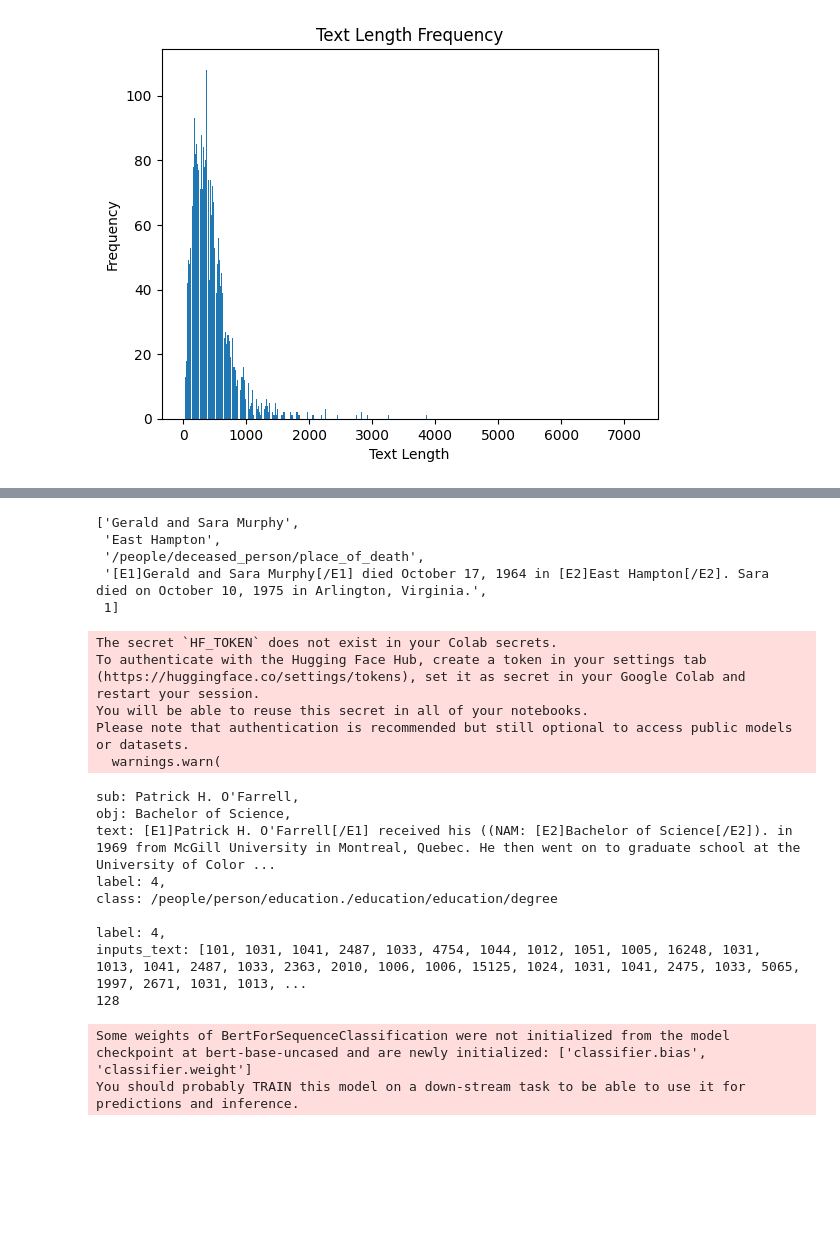
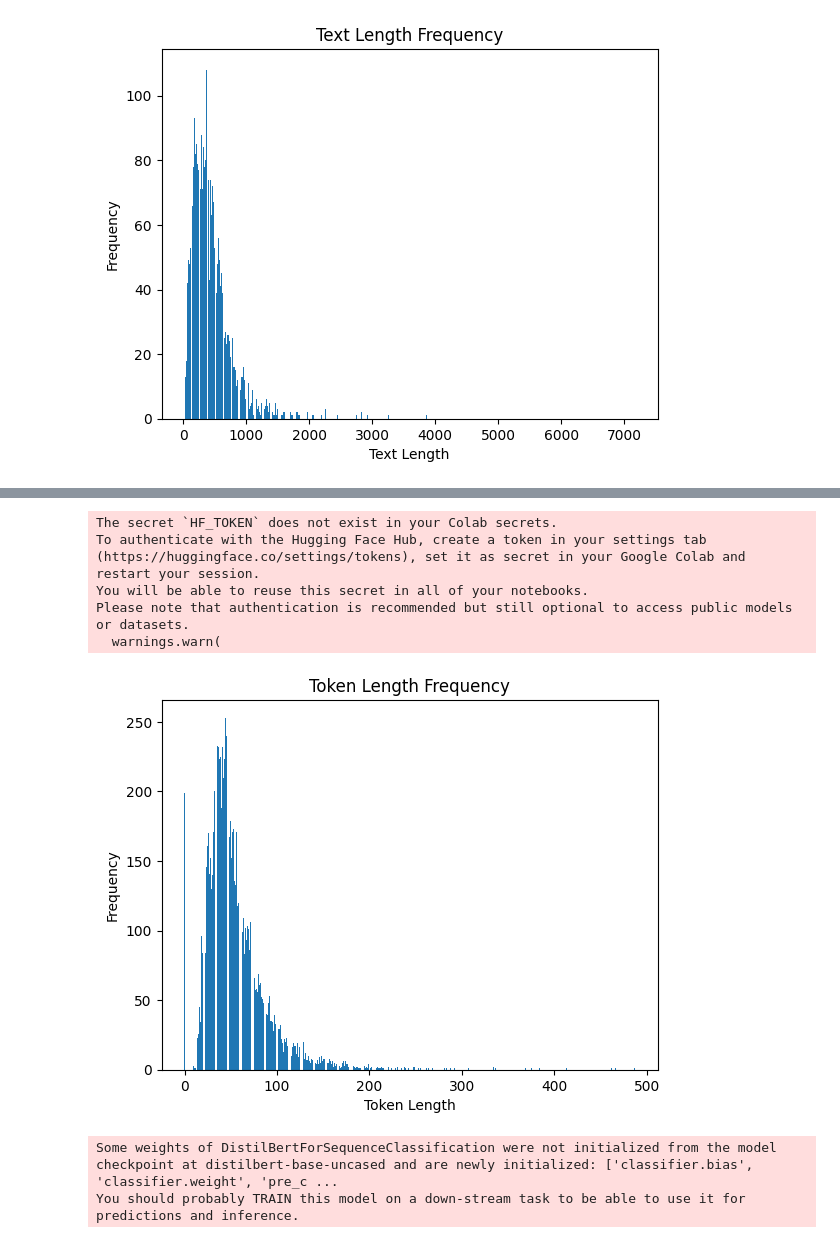
Before and after one commit to delnavaz78/Information-Retrieval, a Jupyter notebook: information_retrival_project.ipynb, the cells around one changed output, grey strips where cells are left out. Cells and saved outputs as stored; diff of their text form; code cells hidden in the pictures; blank space fills up the shorter version.

```diff
--- a/information_retrival_project.ipynb
+++ b/information_retrival_project.ipynb
@@ -339,0 +208,11 @@ plt.show()
+# %%
+def extract_year(date):
+    # Match year in YYYY-MM-DD format
+    year_pattern = r'(\b\d{4}\b)-\d{2}-\d{2}'
+    match = re.search(year_pattern, date)
+    if match:
+        # Extract year and convert to YY format
+        full_year = match.group(1)
+        return full_year[-4:]
+    else:
+        return date
@@ -364,14 +302,6 @@ encoded_labels = [label_mapping[label] for label in classes]
 # Update the labels in X_balanced
 for i, entry in enumerate(text_list):
     entry.append(encoded_labels[i])
-# %%
-text_list[3]
-# %% [output]
-['Gerald and Sara Murphy',
- 'East Hampton',
- '/people/deceased_person/place_of_death',
- '[E1]Gerald and Sara Murphy[/E1] died October 17, 1964 in [E2]East Hampton[/E2]. Sara died on October 10, 1975 in Arlington, Virginia.',
- 1]
 # %%
 # Initialize the BERT tokenizer
 tokenizer = BertTokenizer.from_pretrained('bert-base-uncased', pad_token= '[PAD]')
@@ -392,6 +322,34 @@ To authenticate with the Hugging Face Hub, create a token in your settings tab (
 You will be able to reuse this secret in all of your notebooks.
 Please note that authentication is recommended but still optional to access public models or datasets.
   warnings.warn(
+# %%
+# Initialize lists to store tokenized inputs and labels
+token_text= []
+token_len = []
+# Process each data point in the dataset
+for data_point in text_list:
+    text = data_point[3]
+
+    # Tokenize the subject, object, and text using BERT tokenizer
+    tokenized_text = tokenizer.tokenize(text)
+    token_text.append(tokenized_text)
+    token_len.append(len(tokenized_text))
+
+# Count the frequency of each text length
+token_length_freq = Counter(token_len)
+
+# Extract lengths and frequencies for plotting
+lengths = list(token_length_freq.keys())
+frequencies = list(token_length_freq.values())
+
+# Plotting
+plt.bar(lengths, frequencies)
+plt.xlabel('Token Length')
+plt.ylabel('Frequency')
+plt.title('Token Length Frequency')
+plt.show()
+# %% [output]
+[figure, added]
 # %%
 # Define your max sequence length
 max_seq_length = 128
@@ -433,18 +377,4 @@ for data_point in text_list:
     labels.append(label)
-# %%
-print(f"sub: {text_list[0][0]},\nobj: {text_list[0][1]},\ntext: {text_list[0][3]},\nlabel: {text_list[0][4]},\nclass: {text_list[0][2]} ")
-print(f"\nlabel: {labels[0]},\ninputs_text: {inputs_text[0]}")
-print(len(inputs_text[0]))
-# %% [output]
-sub: Patrick H. O'Farrell,
-obj: Bachelor of Science,
-text: [E1]Patrick H. O'Farrell[/E1] received his ((NAM: [E2]Bachelor of Science[/E2]). in 1969 from McGill University in Montreal, Quebec. He then went on to graduate school at the University of Color ...
-label: 4,
-class: /people/person/education./education/education/degree
-
-label: 4,
-inputs_text: [101, 1031, 1041, 2487, 1033, 4754, 1044, 1012, 1051, 1005, 16248, 1031, 1013, 1041, 2487, 1033, 2363, 2010, 1006, 1006, 15125, 1024, 1031, 1041, 2475, 1033, 5065, 1997, 2671, 1031, 1013, ...
-128
 # %%
 from sklearn.model_selection import train_test_split
 
@@ -476,13 +404,13 @@ train_dataloader = DataLoader(train_dataset, batch_size=batch_size, shuffle=Fals
 val_dataloader = DataLoader(val_dataset, batch_size=batch_size)
 test_dataloader = DataLoader(test_dataset, batch_size=batch_size, shuffle=False)
 # %%
-
-# Step 3: Define the BERT model architecture
+# Define the BERT model architecture
 # Load pre-trained BERT model and add a classification layer on top
-model_bert = BertForSequenceClassification.from_pretrained('bert-base-uncased', num_labels=5)
+from transformers import AutoTokenizer, DistilBertForSequenceClassification
+model_bert = DistilBertForSequenceClassification.from_pretrained("distilbert-base-uncased", num_labels=5)
 
 # Optional: Freeze BERT layers if desired
-for param in model_bert.bert.parameters():
+for param in model_bert.base_model.parameters():
     param.requires_grad = False
 
 # Move the model to GPU if available
@@ -491,9 +419,9 @@ model_bert.to(device)
 
 # Wrap the model with DataParallel
 if torch.cuda.device_count() > 1:
-    model = torch.nn.DataParallel(model_bert)
+    model_bert = torch.nn.DataParallel(model_bert)
 
 # print(model_bert)
 # %% [output]
-Some weights of BertForSequenceClassification were not initialized from the model checkpoint at bert-base-uncased and are newly initialized: ['classifier.bias', 'classifier.weight']
+Some weights of DistilBertForSequenceClassification were not initialized from the model checkpoint at distilbert-base-uncased and are newly initialized: ['classifier.bias', 'classifier.weight', 'pre_c ...
 You should probably TRAIN this model on a down-stream task to be able to use it for predictions and inference.
```
Also changed, not shown: parts of 41 cells of this notebook.
